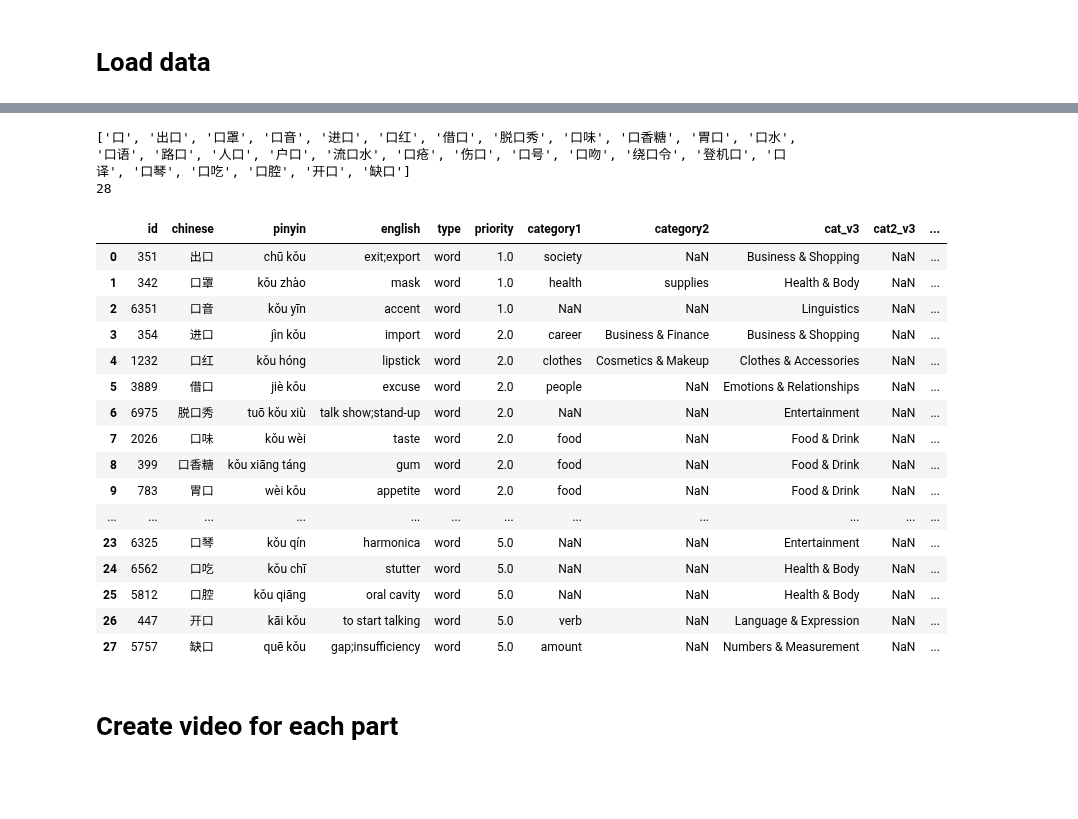
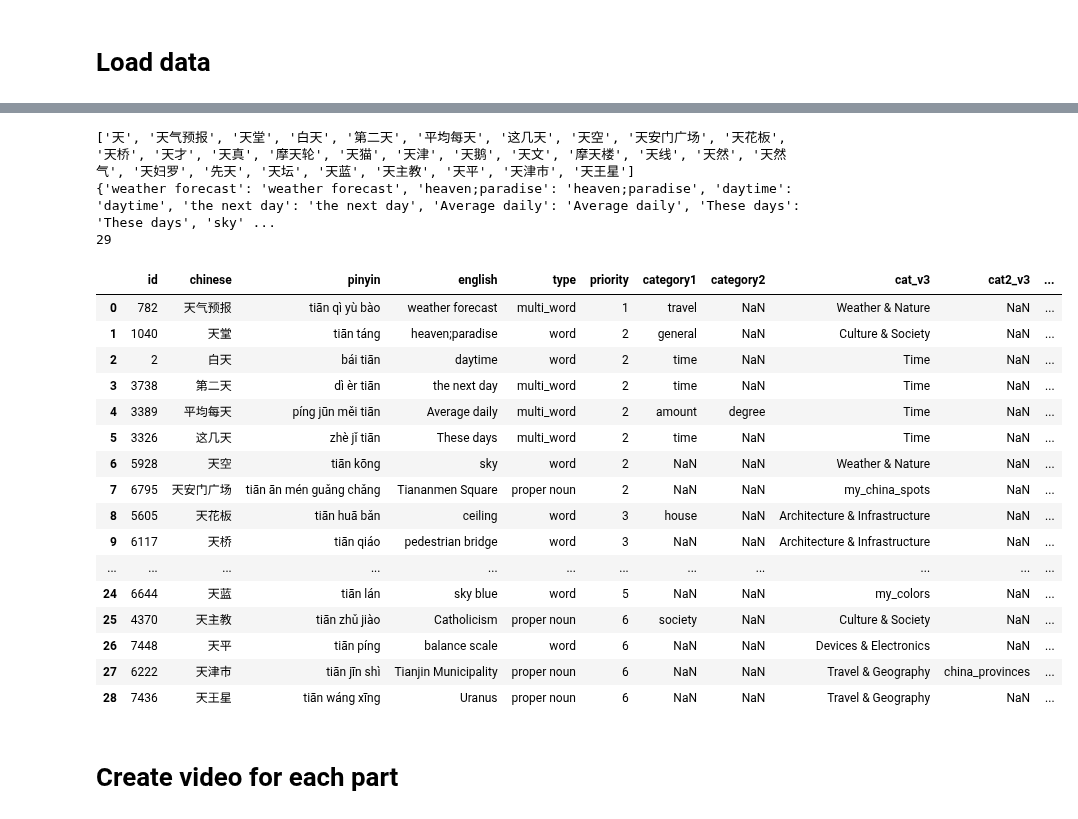
Before and after one commit to srcole/my_mandarin_database, a Jupyter notebook: 04_shared_hanzi_shorts.ipynb, the cells around one changed output, grey strips where cells are left out. Cells and saved outputs as stored; diff of their text form; code cells hidden in the pictures; blank space fills up the shorter version.

Commit message:
many shared hanzi shorts and feb 2026 video

```diff
--- a/04_shared_hanzi_shorts.ipynb
+++ b/04_shared_hanzi_shorts.ipynb
@@ -32,26 +46,7 @@ audio_settings = {
     'pause_ms_between': 500,
 }
 
-data_settings = {
-    'shared_char': '口',
-    'char_pinyin': 'kǒu',
-    'char_english': 'mouth; opening',
-    'max_priority': 5,
-    'min_adu': 3,
-    'min_per': 3,
-    'types_allowed': WORD_TYPES + PROPER_NOUN_TYPES,
-    'sort_cols': ['priority', 'cat_v3', 'pinyin'],
-    'sort_ascending': [True, True, True],
-    'words_rmv': ['进口出口', '重口味', '壶口瀑布', '单口喜剧', '口腔科', '吐口水'],
-    'n_words_per_video': 10,
-    'current_part': 1,
-    'text_replacements': {
-        'exit;to export': 'exit; export',
-        'gap;shortfall;insufficiency': 'gap;insufficiency',
-        'stand up comedy;talk show': 'talk show;stand-up',
-        'intersection;road crossing': 'roads intersection',
-        'to speak;start talking;open mouth': 'to start talking'
-        }
-}
+# '天', '金', '物', '语', '时', '红', '公', '发', '自', '一', '山', '头', '花', '外', '手', '生',
+chosen_char= '生'
 
 video_configs = load_video_configs()
@@ -58,4 +150,5 @@ video_configs = load_video_configs()
 # %%
+data_settings = data_settings_by_char[chosen_char]
 data_settings = enhance_data_settings(data_settings)
 create_directories(data_settings)
 data_settings
@@ -119,29 +199,32 @@ character
 Name: count, dtype: int64
 # %%
+data_settings['shared_char'] = '天'
 df_filt = get_filtered_words(df_all_vocab, data_settings)
 print([data_settings['shared_char']] + df_filt['chinese'].values.tolist())
+print({k:k for k in df_filt['english'].values.tolist()})
 print(len(df_filt))
 df_filt.head(40)
 # %% [output]
-['口', '出口', '口罩', '口音', '进口', '口红', '借口', '脱口秀', '口味', '口香糖', '胃口', '口水', '口语', '路口', '人口', '户口', '流口水', '口疮', '伤口', '口号', '口吻', '绕口令', '登机口', '口译', '口琴', '口吃', '口腔', '开口', '缺口']
-28
+['天', '天气预报', '天堂', '白天', '第二天', '平均每天', '这几天', '天空', '天安门广场', '天花板', '天桥', '天才', '天真', '摩天轮', '天猫', '天津', '天鹅', '天文', '摩天楼', '天线', '天然', '天然气', '天妇罗', '先天', '天坛', '天蓝', '天主教', '天平', '天津市', '天王星']
+{'weather forecast': 'weather forecast', 'heaven;paradise': 'heaven;paradise', 'daytime': 'daytime', 'the next day': 'the next day', 'Average daily': 'Average daily', 'These days': 'These days', 'sky' ...
+29
 |  | id | chinese | pinyin | english | type | priority | category1 | category2 | cat_v3 | cat2_v3 | ... |
-| 0 | 351 | 出口 | chū kǒu | exit;export | word | 1.0 | society | NaN | Business & Shopping | NaN | ... |
-| 1 | 342 | 口罩 | kǒu zhào | mask | word | 1.0 | health | supplies | Health & Body | NaN | ... |
-| 2 | 6351 | 口音 | kǒu yīn | accent | word | 1.0 | NaN | NaN | Linguistics | NaN | ... |
-| 3 | 354 | 进口 | jìn kǒu | import | word | 2.0 | career | Business & Finance | Business & Shopping | NaN | ... |
-| 4 | 1232 | 口红 | kǒu hóng | lipstick | word | 2.0 | clothes | Cosmetics & Makeup | Clothes & Accessories | NaN | ... |
-| 5 | 3889 | 借口 | jiè kǒu | excuse | word | 2.0 | people | NaN | Emotions & Relationships | NaN | ... |
-| 6 | 6975 | 脱口秀 | tuō kǒu xiù | talk show;stand-up | word | 2.0 | NaN | NaN | Entertainment | NaN | ... |
-| 7 | 2026 | 口味 | kǒu wèi | taste | word | 2.0 | food | NaN | Food & Drink | NaN | ... |
-| 8 | 399 | 口香糖 | kǒu xiāng táng | gum | word | 2.0 | food | NaN | Food & Drink | NaN | ... |
-| 9 | 783 | 胃口 | wèi kǒu | appetite | word | 2.0 | food | NaN | Food & Drink | NaN | ... |
+| 0 | 782 | 天气预报 | tiān qì yù bào | weather forecast | multi_word | 1 | travel | NaN | Weather & Nature | NaN | ... |
+| 1 | 1040 | 天堂 | tiān táng | heaven;paradise | word | 2 | general | NaN | Culture & Society | NaN | ... |
+| 2 | 2 | 白天 | bái tiān | daytime | word | 2 | time | NaN | Time | NaN | ... |
+| 3 | 3738 | 第二天 | dì èr tiān | the next day | multi_word | 2 | time | NaN | Time | NaN | ... |
+| 4 | 3389 | 平均每天 | píng jūn měi tiān | Average daily | multi_word | 2 | amount | degree | Time | NaN | ... |
+| 5 | 3326 | 这几天 | zhè jǐ tiān | These days | multi_word | 2 | time | NaN | Time | NaN | ... |
+| 6 | 5928 | 天空 | tiān kōng | sky | word | 2 | NaN | NaN | Weather & Nature | NaN | ... |
+| 7 | 6795 | 天安门广场 | tiān ān mén guǎng chǎng | Tiananmen Square | proper noun | 2 | NaN | NaN | my_china_spots | NaN | ... |
+| 8 | 5605 | 天花板 | tiān huā bǎn | ceiling | word | 3 | house | NaN | Architecture & Infrastructure | NaN | ... |
+| 9 | 6117 | 天桥 | tiān qiáo | pedestrian bridge | word | 3 | NaN | NaN | Architecture & Infrastructure | NaN | ... |
 | ... | ... | ... | ... | ... | ... | ... | ... | ... | ... | ... | ... |
-| 23 | 6325 | 口琴 | kǒu qín | harmonica | word | 5.0 | NaN | NaN | Entertainment | NaN | ... |
-| 24 | 6562 | 口吃 | kǒu chī | stutter | word | 5.0 | NaN | NaN | Health & Body | NaN | ... |
-| 25 | 5812 | 口腔 | kǒu qiāng | oral cavity | word | 5.0 | NaN | NaN | Health & Body | NaN | ... |
-| 26 | 447 | 开口 | kāi kǒu | to start talking | word | 5.0 | verb | NaN | Language & Expression | NaN | ... |
-| 27 | 5757 | 缺口 | quē kǒu | gap;insufficiency | word | 5.0 | amount | NaN | Numbers & Measurement | NaN | ... |
+| 24 | 6644 | 天蓝 | tiān lán | sky blue | word | 5 | NaN | NaN | my_colors | NaN | ... |
+| 25 | 4370 | 天主教 | tiān zhǔ jiào | Catholicism | proper noun | 6 | society | NaN | Culture & Society | NaN | ... |
+| 26 | 7448 | 天平 | tiān píng | balance scale | word | 6 | NaN | NaN | Devices & Electronics | NaN | ... |
+| 27 | 6222 | 天津市 | tiān jīn shì | Tianjin Municipality | proper noun | 6 | NaN | NaN | Travel & Geography | china_provinces | ... |
+| 28 | 7436 | 天王星 | tiān wáng xīng | Uranus | proper noun | 6 | NaN | NaN | Travel & Geography | NaN | ... |
 # %% [markdown]
 # Create video for each part
 # %%
```
Also changed, not shown: parts of 9 cells of this notebook, 9 other files.
